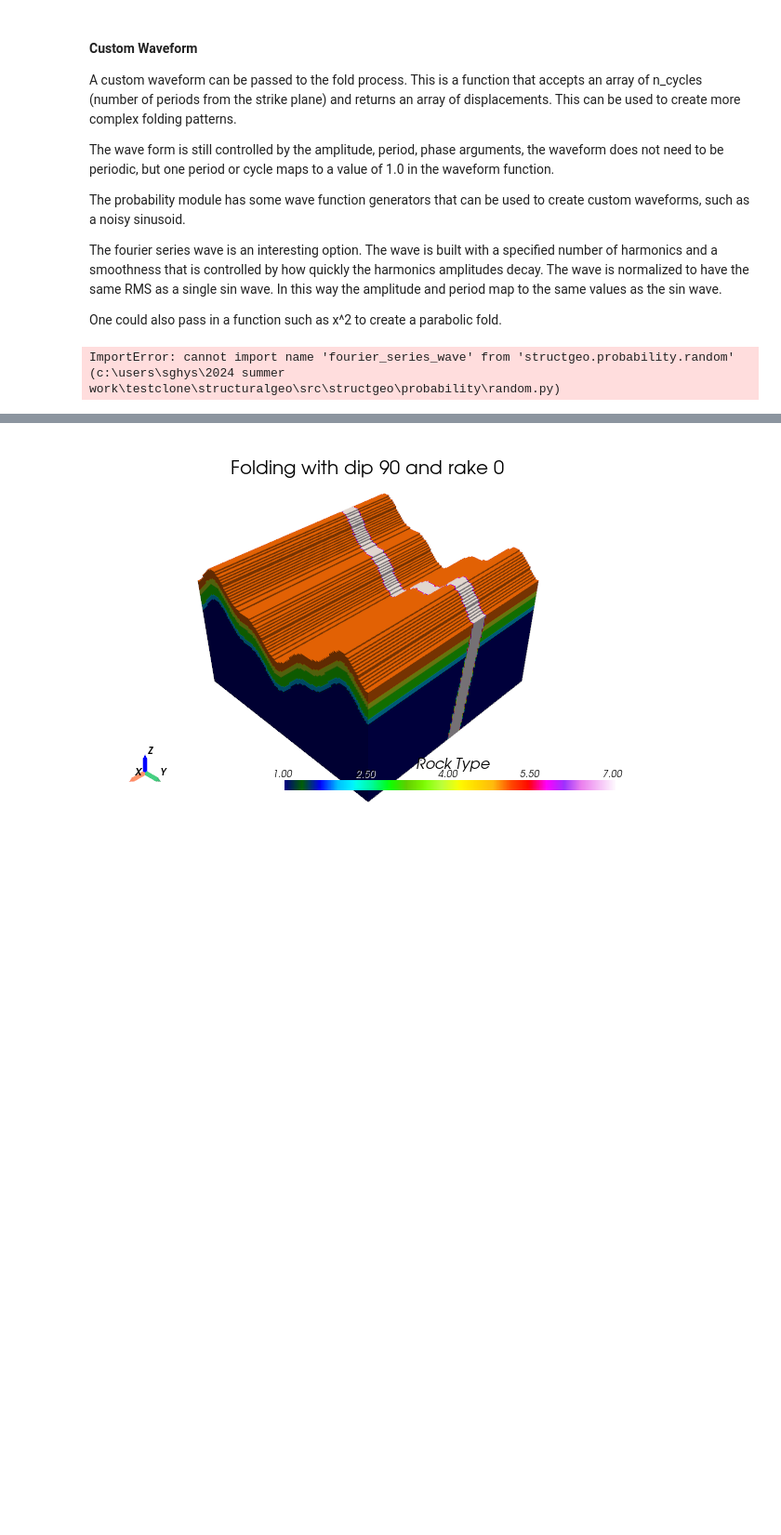
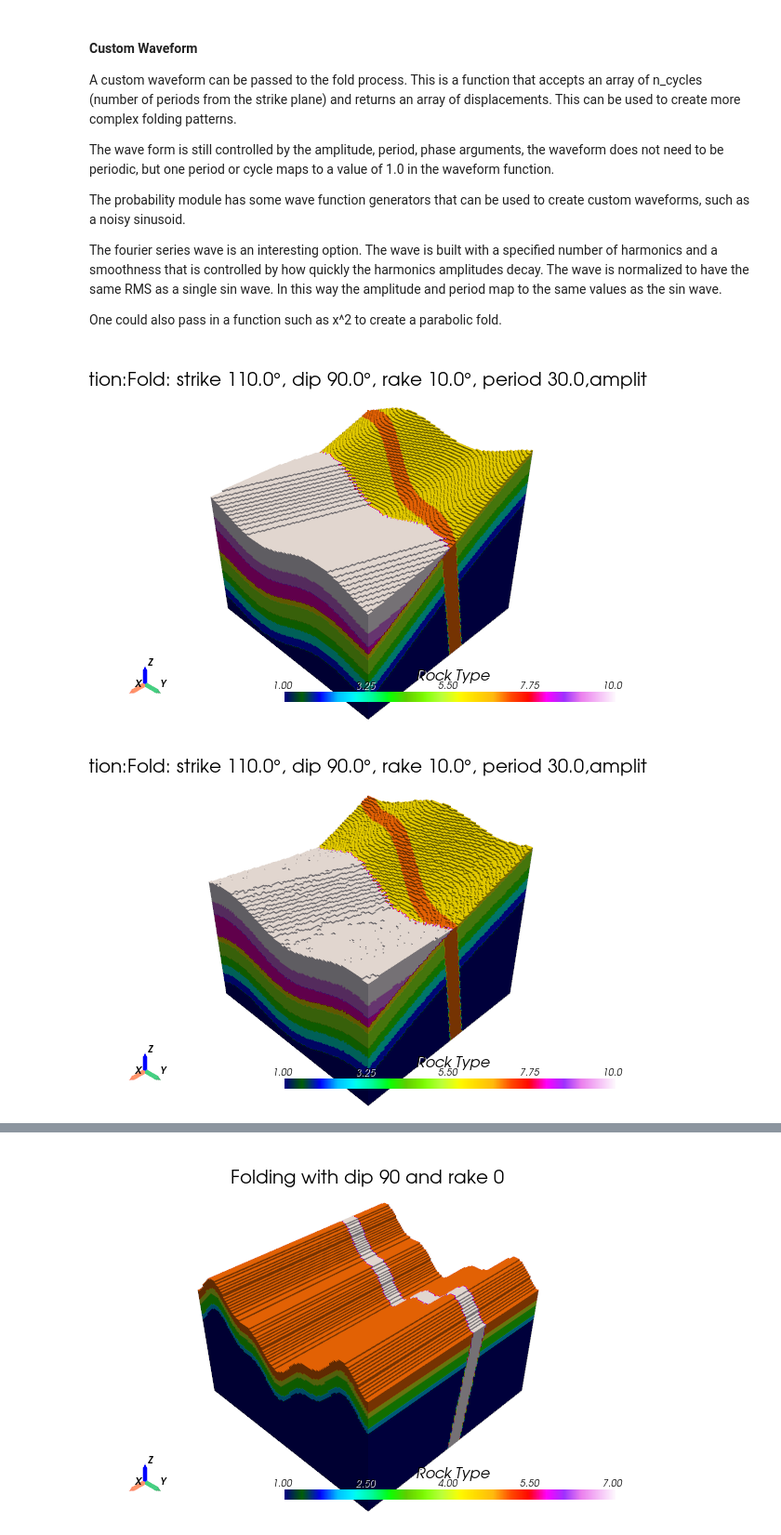
Before and after one commit to kostubhagarwal/StructuralGeo, a Jupyter notebook: code_examples/feature_examples.ipynb, the cells around one changed output, grey strips where cells are left out. Shown at 93% size. Cells and saved outputs as stored; diff of their text form; code cells hidden in the pictures; blank space fills up the shorter version.

```diff
--- a/code_examples/feature_examples.ipynb
+++ b/code_examples/feature_examples.ipynb
@@ -286,24 +286,26 @@ The fourier series wave is an interesting option. The wave is built with a speci
 
 One could also pass in a function such as x^2 to create a parabolic fold.
 # %%
-from structgeo.probability.random import noisy_sine_wave, fourier_series_wave
+from structgeo.probability import FourierWaveGenerator, noisy_sine_wave
 
+fwg = FourierWaveGenerator(num_harmonics= 5, smoothness= .8)
 parabola = lambda x: -(5*x)**2
-periodic_funcs = [None, noisy_sine_wave(1, 20, 0.3), fourier_series_wave(num_harmonics=10), parabola]
+periodic_funcs = [None, noisy_sine_wave(1, 20, 0.3), parabola, fwg.generate()]
 
 for fun in periodic_funcs:
     # Period and amplitude modulate the passed function
     fold2 = geo.Fold(strike=110, dip=90, rake=10, origin=(0, 0, 0), amplitude=2, period=30, periodic_func=fun)
     history = [bedrock, sediment2, dike, tilt, sediment3, fold2]
     # make a new larger model
     bounds = ((-20, 20), (-20, 20), (-20, 20))
     model = geo.GeoModel(bounds=bounds, resolution=128)
     model.clear_history()
     model.add_history(history)
     model.compute_model()
     p = geovis.volview(model)
     p.window_size = window_size
-    p.add_title(title=f'Fold Model with Wave Function:{fold2.periodic_func.__name__}', font_size=8)
+    p.add_title(title=f'Fold Model with Wave Function:{str(fold2)}', font_size=8)
     p.show()
 # %% [output]
-ImportError: cannot import name 'fourier_series_wave' from 'structgeo.probability.random' (c:\users\sghys\2024 summer work\testclone\structuralgeo\src\structgeo\probability\random.py)
+[figure, added]
+[figure, added]
```
Also changed, not shown: parts of 11 cells of this notebook, 4 other files.
